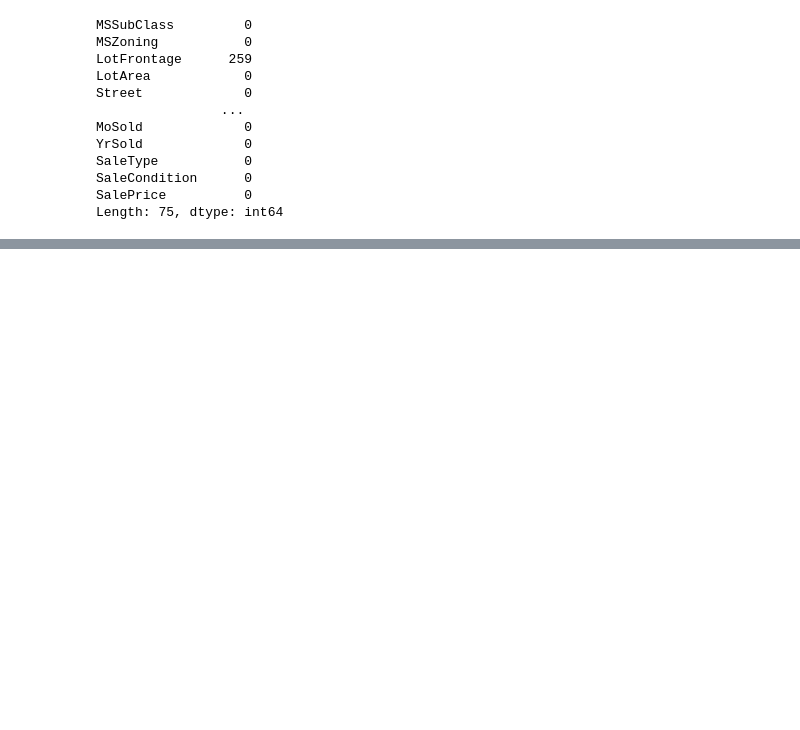
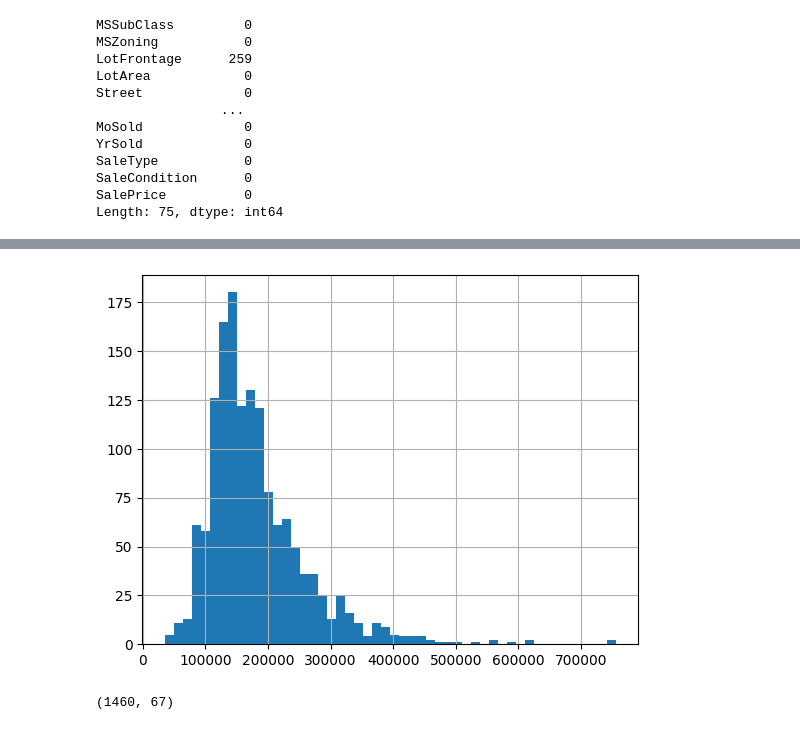
Before and after one commit to mayankanand2701/Celebal-COE-Training-2024, a Jupyter notebook: Assignment ( Week 7 )/Preprocessing and Feature Enginerring.ipynb, the cells around one changed output, grey strips where cells are left out. Cells and saved outputs as stored; diff of their text form; code cells hidden in the pictures; blank space fills up the shorter version.

```diff
--- a/Assignment ( Week 7 )/Preprocessing and Feature Enginerring.ipynb
+++ b/Assignment ( Week 7 )/Preprocessing and Feature Enginerring.ipynb
@@ -190,0 +251,6 @@ columnstToDrop= ['OverallCond', 'YrSold', 'YearBuilt', 'YearRemodAdd', 'GarageCa
+# %%
+# To get a visual view about the Sale Price Column
+
+df["SalePrice"].hist(bins=50);
+# %% [output]
+[figure, added]
@@ -190,0 +274,6 @@ columnstToDrop= ['OverallCond', 'YrSold', 'YearBuilt', 'YearRemodAdd', 'GarageCa
+# %%
+# To know the shape of the dataframe after removing certain columns
+
+df.shape
+# %% [output]
+(1460, 67)
```
Also changed, not shown: parts of 32 cells of this notebook, 1 other file.
